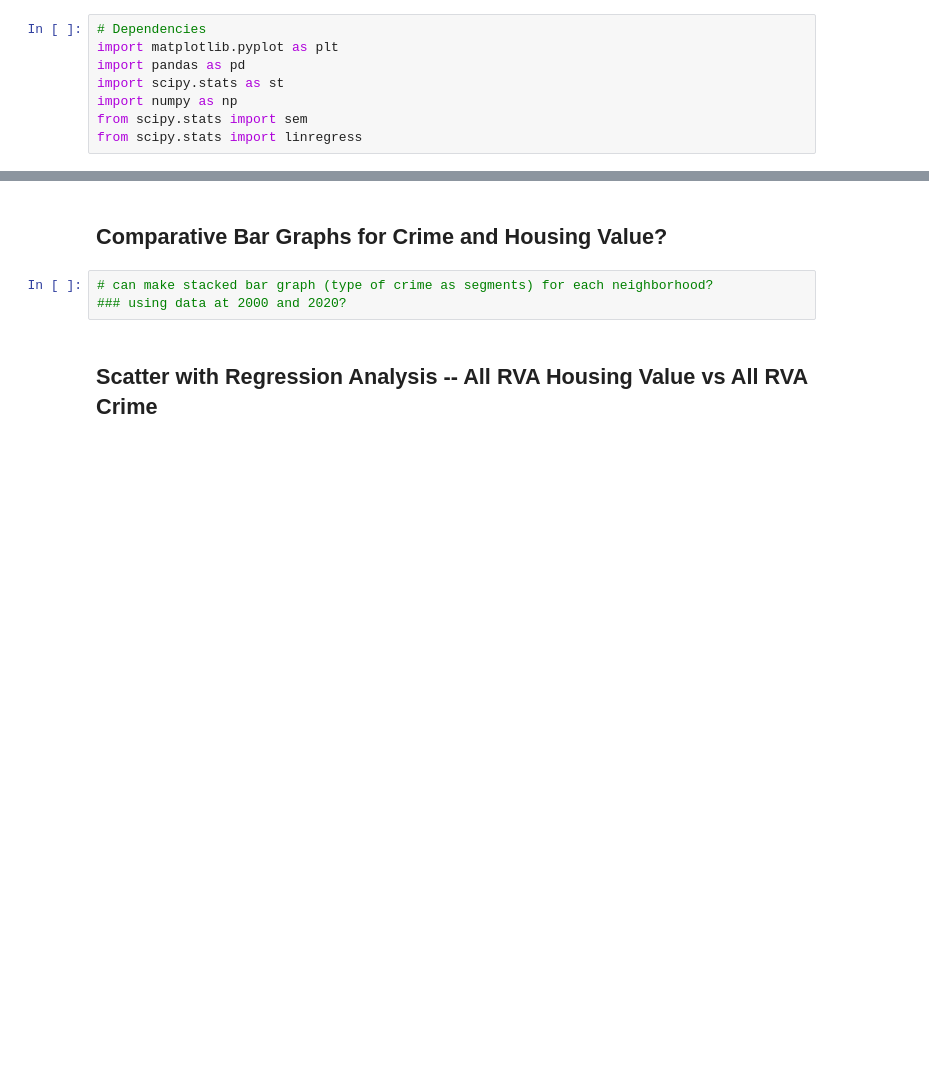
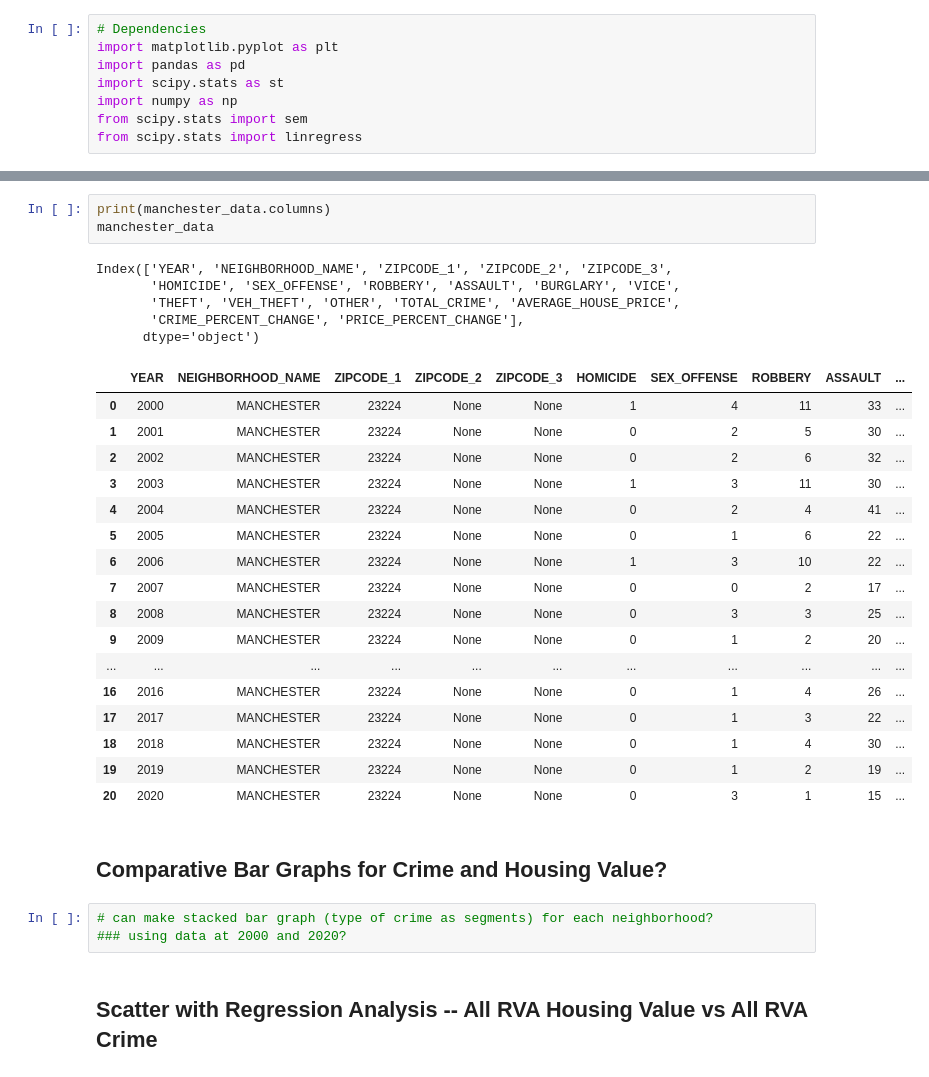
Before and after one commit to anguloag/Gentrification-in-Richmond, a Jupyter notebook: sociotracker_graphs_working.ipynb, the cells around one changed output, grey strips where cells are left out. Saved outputs shown, nothing was run; the diff lists cells and outputs as text; blank space fills up the shorter version.

```diff
--- a/sociotracker_graphs_working.ipynb
+++ b/sociotracker_graphs_working.ipynb
@@ -98,3 +98,29 @@ Index(['YEAR', 'NEIGHBORHOOD_NAME', 'HOMICIDE', 'SEX_OFFENSE', 'ROBBERY',
+# %%
+print(manchester_data.columns)
+manchester_data
+# %% [output]
+Index(['YEAR', 'NEIGHBORHOOD_NAME', 'ZIPCODE_1', 'ZIPCODE_2', 'ZIPCODE_3',
+       'HOMICIDE', 'SEX_OFFENSE', 'ROBBERY', 'ASSAULT', 'BURGLARY', 'VICE',
+       'THEFT', 'VEH_THEFT', 'OTHER', 'TOTAL_CRIME', 'AVERAGE_HOUSE_PRICE',
+       'CRIME_PERCENT_CHANGE', 'PRICE_PERCENT_CHANGE'],
+      dtype='object')
+|  | YEAR | NEIGHBORHOOD_NAME | ZIPCODE_1 | ZIPCODE_2 | ZIPCODE_3 | HOMICIDE | SEX_OFFENSE | ROBBERY | ASSAULT | ... |
+| 0 | 2000 | MANCHESTER | 23224 | None | None | 1 | 4 | 11 | 33 | ... |
+| 1 | 2001 | MANCHESTER | 23224 | None | None | 0 | 2 | 5 | 30 | ... |
+| 2 | 2002 | MANCHESTER | 23224 | None | None | 0 | 2 | 6 | 32 | ... |
+| 3 | 2003 | MANCHESTER | 23224 | None | None | 1 | 3 | 11 | 30 | ... |
+| 4 | 2004 | MANCHESTER | 23224 | None | None | 0 | 2 | 4 | 41 | ... |
+| 5 | 2005 | MANCHESTER | 23224 | None | None | 0 | 1 | 6 | 22 | ... |
+| 6 | 2006 | MANCHESTER | 23224 | None | None | 1 | 3 | 10 | 22 | ... |
+| 7 | 2007 | MANCHESTER | 23224 | None | None | 0 | 0 | 2 | 17 | ... |
+| 8 | 2008 | MANCHESTER | 23224 | None | None | 0 | 3 | 3 | 25 | ... |
+| 9 | 2009 | MANCHESTER | 23224 | None | None | 0 | 1 | 2 | 20 | ... |
+| ... | ... | ... | ... | ... | ... | ... | ... | ... | ... | ... |
+| 16 | 2016 | MANCHESTER | 23224 | None | None | 0 | 1 | 4 | 26 | ... |
+| 17 | 2017 | MANCHESTER | 23224 | None | None | 0 | 1 | 3 | 22 | ... |
+| 18 | 2018 | MANCHESTER | 23224 | None | None | 0 | 1 | 4 | 30 | ... |
+| 19 | 2019 | MANCHESTER | 23224 | None | None | 0 | 1 | 2 | 19 | ... |
+| 20 | 2020 | MANCHESTER | 23224 | None | None | 0 | 3 | 1 | 15 | ... |
 # %% [markdown]
 ## Comparative Bar Graphs for Crime and Housing Value?
 # %%
```
Also changed, not shown: parts of 10 cells of this notebook, 8 other files.
